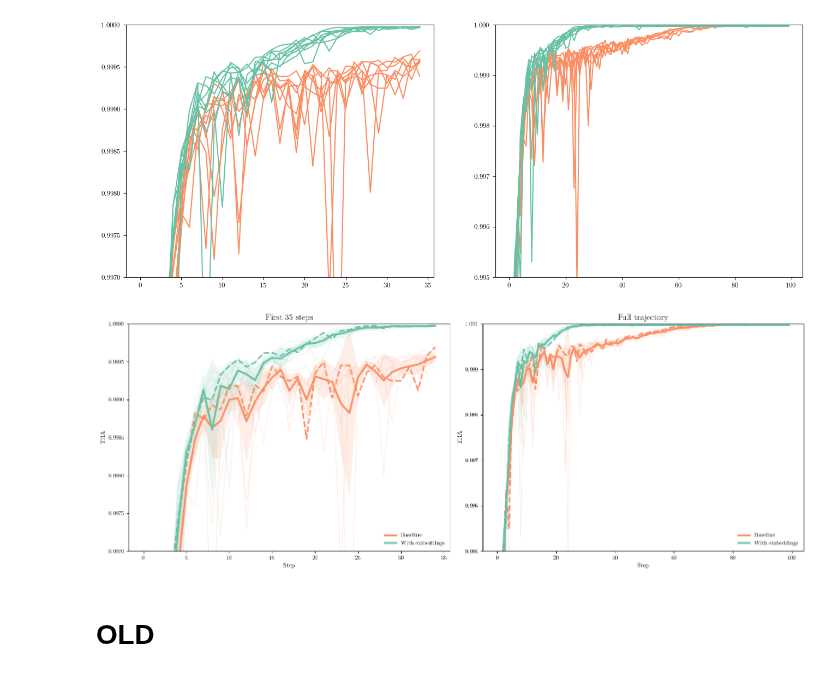
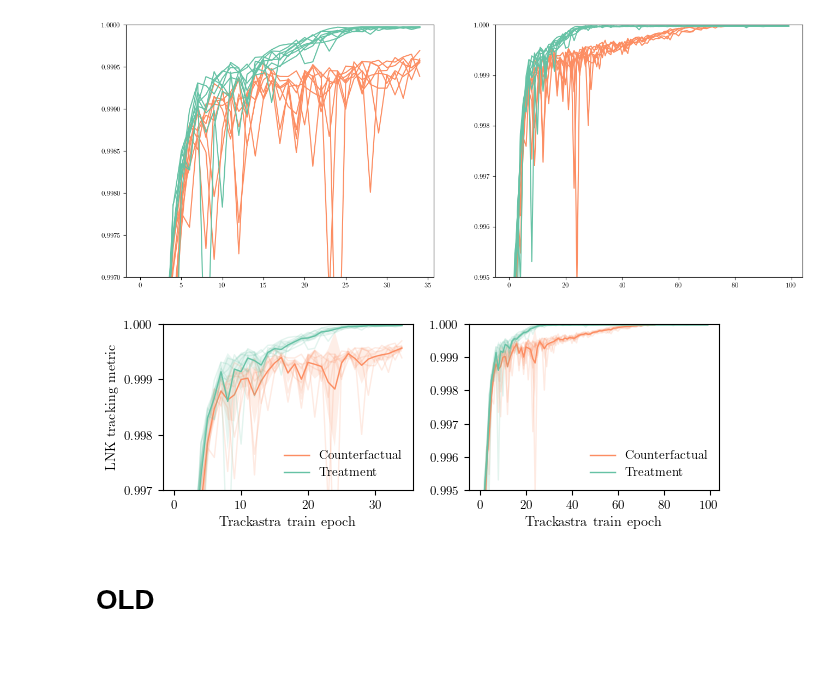
Before and after one commit to cdalinghaus-mthesis/figures, a Jupyter notebook: embedding_effects/toiam.ipynb, the cells around one changed output. Saved outputs shown, nothing was run; the diff lists cells and outputs as text; code cells hidden in the pictures.

```diff
--- a/embedding_effects/toiam.ipynb
+++ b/embedding_effects/toiam.ipynb
@@ -233,7 +233,7 @@ def mean_and_ci(M, ci="sem", z=1.96):
 
     if ci == "sem":
         n = np.sum(~np.isnan(M), axis=0)
-        std = np.nanstd(M, axis=0, ddof=1)
+        std = np.nanstd(M, axis=0, ddof=0)
         sem = std / np.sqrt(np.maximum(n, 1))
         lo = mean - z * sem
         hi = mean + z * sem
@@ -259,12 +259,12 @@ def plot_group_with_aggregate(
     color,
     raw_alpha=0.18,
     raw_lw=1.0,
-    agg_lw=3.0,
+    agg_lw=1.0,
     band_alpha=0.15,
     ci="sem",
     label=None,
     highlight="best_last",  # None | "best_last" | "worst_last"
-    highlight_lw=2.5,
+    highlight_lw=1,
 ):
     """
     Plots raw runs + mean curve + optional CI band + optional highlighted run.
@@ -297,7 +297,7 @@ def plot_group_with_aggregate(
 # ---------------------------
 # Your figure
 # ---------------------------
-fig, ax = plt.subplots(1, 2, figsize=(16, 6))
+fig, ax = plt.subplots(1, 2, figsize=set_size(fraction=1, subplots=(1.2, 2)))
 
 cmap = mpl.cm.get_cmap("Set2")
 num_colors = 7
@@ -315,47 +315,44 @@ M_base_short, _, _ = dd_to_matrix(dd_base, max_len=35)
 dd_emb = load_series_from_dir("effects/toiam/withembeddings/", value_col="TRA", value_row=0)
 M_emb_full, _, _ = dd_to_matrix(dd_emb, max_len=None)
 M_emb_short, _, _ = dd_to_matrix(dd_emb, max_len=35)
 
 
 # Left subplot (short horizon)
 plot_group_with_aggregate(
     ax.flat[0], M_base_short, color=cb,
-    ci="sem", label="Baseline", highlight="best_last"
+    ci="sem", label="Counterfactual", highlight=None
 )
 plot_group_with_aggregate(
     ax.flat[0], M_emb_short, color=ca,
-    ci="sem", label="With embeddings", highlight="best_last"
+    ci="sem", label="Treatment", highlight=None
 )
 
 # Right subplot (full horizon)
 plot_group_with_aggregate(
     ax.flat[1], M_base_full, color=cb,
-    ci="sem", label="Baseline", highlight="best_last"
+    ci="sem", label="Counterfactual", highlight=None
 )
 plot_group_with_aggregate(
     ax.flat[1], M_emb_full, color=ca,
-    ci="sem", label="With embeddings", highlight="best_last"
+    ci="sem", label="Treatment", highlight=None
 )
 
 
 # Match your limits
 ax.flat[0].set_ylim(0.997, 1.0)
 ax.flat[1].set_ylim(0.995, 1.0)
 
-# Optional niceties
-ax.flat[0].set_title("First 35 steps")
-ax.flat[1].set_title("Full trajectory")
-ax.flat[0].set_xlabel("Step")
-ax.flat[1].set_xlabel("Step")
-ax.flat[0].set_ylabel("TRA")
-ax.flat[1].set_ylabel("TRA")
-ax.flat[0].legend(frameon=False, loc="lower right")
-ax.flat[1].legend(frameon=False, loc="lower right")
+ax[1].set_xlabel("Trackastra train epoch")
+
+ax[1].legend(loc="lower right", frameon=False)
+ax[0].legend(loc="lower right", frameon=False)
+ax[0].set_xlabel("Trackastra train epoch")
+ax[0].set_ylabel("LNK tracking metric")
 
 fig.tight_layout()
 plt.savefig("toiam.pdf")
 # %% [output]
-[figure, old version]
+[figure, new version]
 # %% [markdown]
 # OLD
 # %%
```
Also changed, not shown: parts of 5 cells of this notebook, 2 other files.
